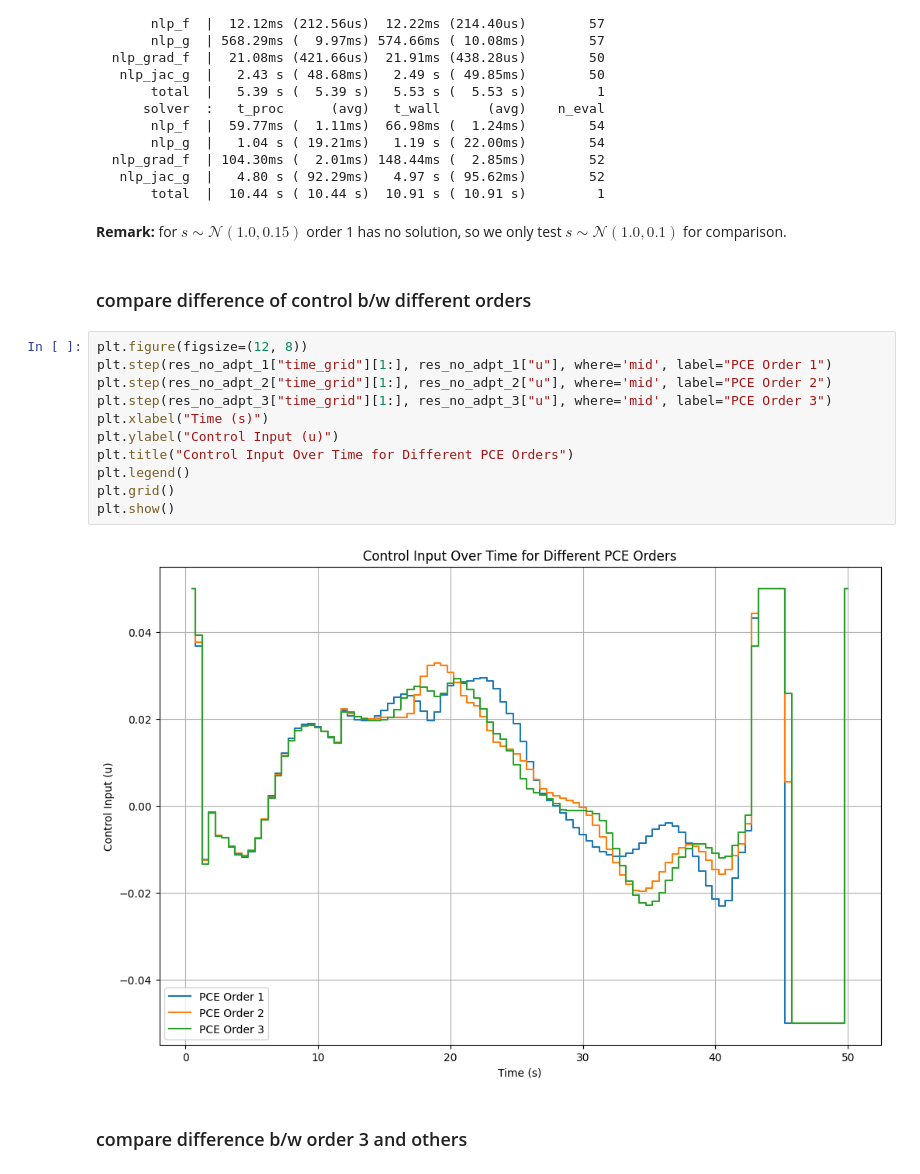
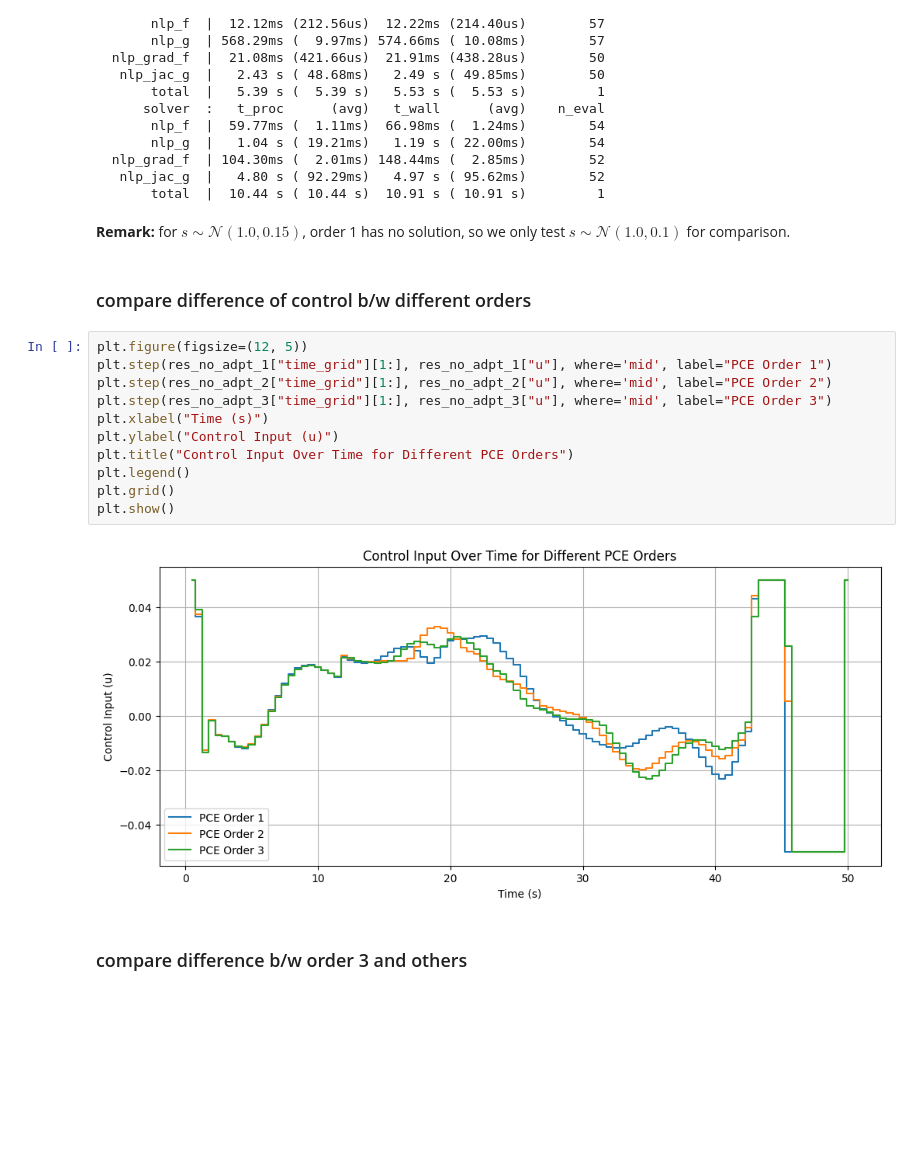
Before and after one commit to dmw1998/Case_Study_Log, a Jupyter notebook: numerical_experiments.ipynb, the cells around one changed output. Drawn from its saved outputs; the diff is of its cells as text; blank space fills up the shorter version.

```diff
--- a/numerical_experiments.ipynb
+++ b/numerical_experiments.ipynb
@@ -1325,22 +1325,22 @@ res_no_adpt_3 = solve_wider_wind_ocp_pce(tf=50, N=100, pce_order=3, k_mean=1.0,
    nlp_jac_g  |   4.80 s ( 92.29ms)   4.97 s ( 95.62ms)        52
        total  |  10.44 s ( 10.44 s)  10.91 s ( 10.91 s)         1
 # %% [markdown]
-**Remark:** for $s \sim \mathcal{N}(1.0, 0.15)$ order 1 has no solution, so we only test $s \sim \mathcal{N}(1.0, 0.1)$ for comparison.
+**Remark:** for $s \sim \mathcal{N}(1.0, 0.15)$, order 1 has no solution, so we only test $s \sim \mathcal{N}(1.0, 0.1)$ for comparison.
 # %% [markdown]
 ### compare difference of control b/w different orders
 # %%
-plt.figure(figsize=(12, 8))
+plt.figure(figsize=(12, 5))
 plt.step(res_no_adpt_1["time_grid"][1:], res_no_adpt_1["u"], where='mid', label="PCE Order 1")
 plt.step(res_no_adpt_2["time_grid"][1:], res_no_adpt_2["u"], where='mid', label="PCE Order 2")
 plt.step(res_no_adpt_3["time_grid"][1:], res_no_adpt_3["u"], where='mid', label="PCE Order 3")
 plt.xlabel("Time (s)")
 plt.ylabel("Control Input (u)")
 plt.title("Control Input Over Time for Different PCE Orders")
 plt.legend()
 plt.grid()
 plt.show()
 # %% [output]
-[figure, old version]
+[figure, new version]
 # %% [markdown]
 ### compare difference b/w order 3 and others
 # %%
```
Also changed, not shown: parts of 3 cells of this notebook.
